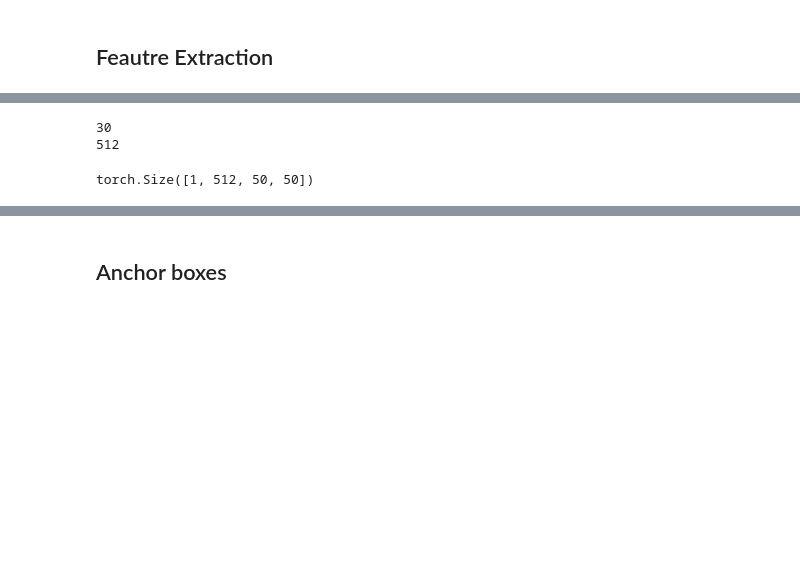
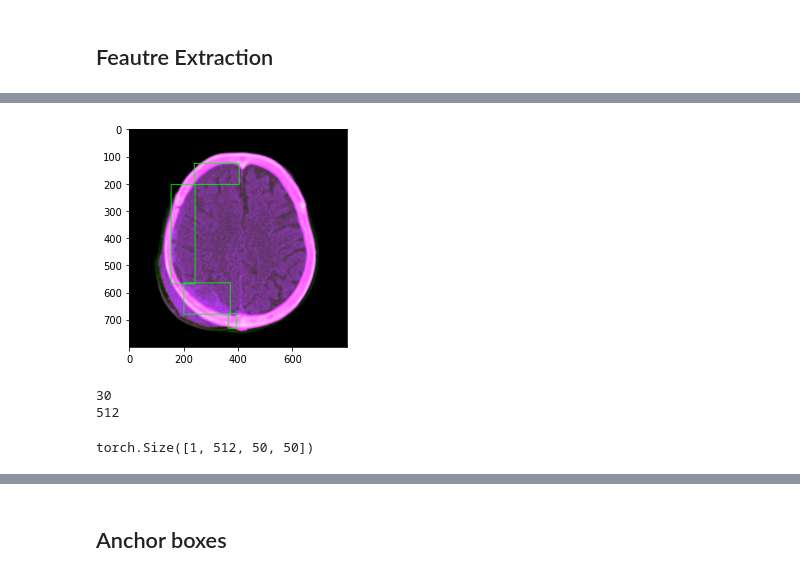
Before and after one commit to cuchoco/paper_implementations, a Jupyter notebook: models/FASTER_RCNN.ipynb, the cells around one changed output, grey strips where cells are left out. Cells and saved outputs as stored; diff of their text form; code cells hidden in the pictures; blank space fills up the shorter version.

```diff
--- a/models/FASTER_RCNN.ipynb
+++ b/models/FASTER_RCNN.ipynb
@@ -24,2 +32,28 @@ sub_sample = 16
+# %%
+Wratio = 800 / img0.shape[1]
+Hratio = 800 / img0.shape[0]
+ratioList = [Wratio, Hratio, Wratio, Hratio]
+
+# [x1, y1, x2, y2]
+bbox0 = np.array([[233., 433., 252., 468.],
+                  [129., 361., 238., 435.],
+                  [ 99., 130., 155., 364.],
+                  [153.,  81., 259., 130.]], dtype = np.float32)
+
+bbox = np.array(bbox0 * ratioList)
+
+labels = np.array([1, 0, 0, 0]) # 0: hemorrhage 1: fracture
+
+# display bounding box and labels
+img_clone = img.copy()
+
+for i in bbox:
+    x1, y1, x2, y2 = map(int, i)
+    cv2.rectangle(img_clone,(x1,y1),(x2, y2),(0,255,0),2)
+
+plt.imshow(img_clone)
+plt.show()
+# %% [output]
+[figure, added]
 # %%
 model = torchvision.models.vgg16(pretrained=True)
@@ -40,9 +77,3 @@ print(out_channels)
 # %% [output]
 30
 512
-# %%
-faster_rcnn_feature = nn.Sequential(*req_features)
-sample_output = faster_rcnn_feature(dummy_img)
-print(sample_output.shape)
-# %% [output]
-torch.Size([1, 512, 50, 50])
@@ -48,0 +82,5 @@ torch.Size([1, 512, 50, 50])
+# %%
+output_map = faster_rcnn_feature_extractor(imgTensor)
+print(output_map.size())
+# %% [output]
+torch.Size([1, 512, 50, 50])
```
Also changed, not shown: parts of 70 cells of this notebook.
